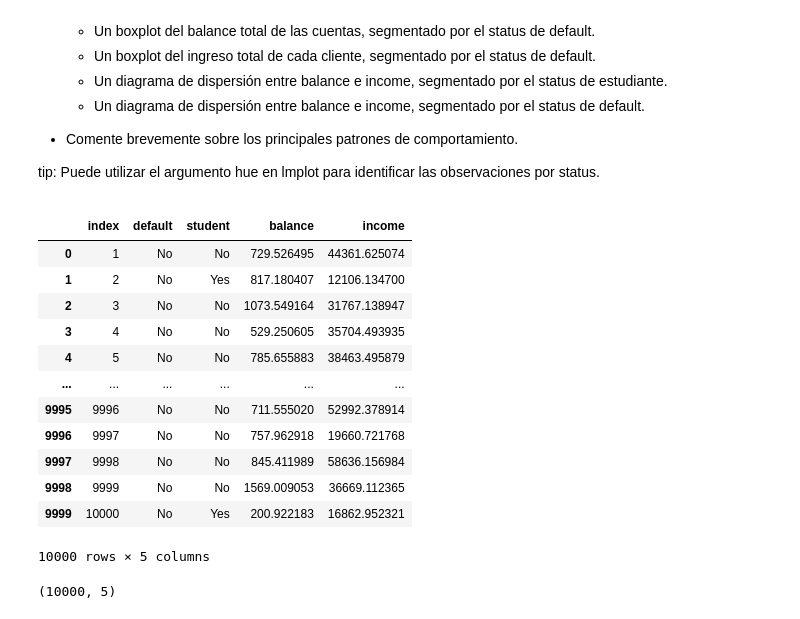
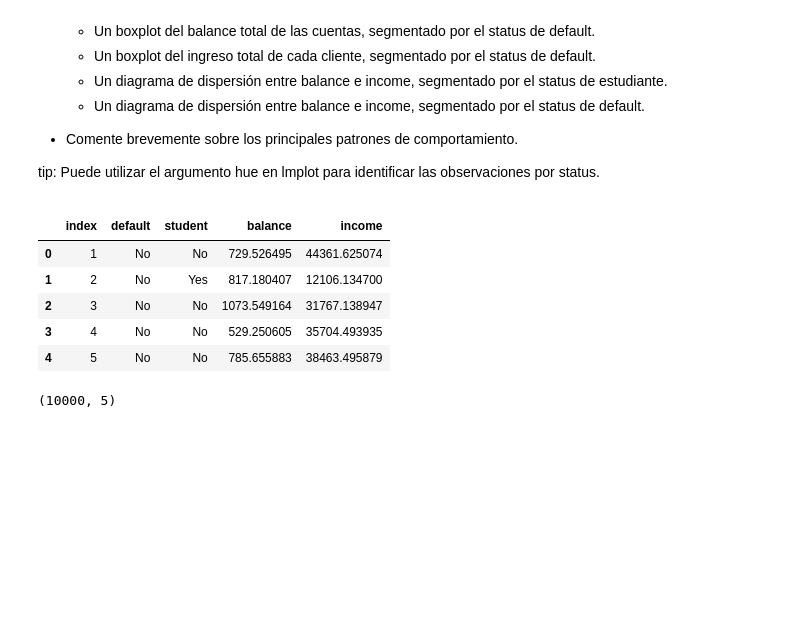
Before and after one commit to Denniels/Fundamentos-data-sciens, a Jupyter notebook: desafios/Desafio 11/Clasificacion_desde_Machine_Learning.ipynb, the cells around one changed output. Cells and saved outputs as stored; diff of their text form; code cells hidden in the pictures; blank space fills up the shorter version.

```diff
--- a/desafios/Desafio 11/Clasificacion_desde_Machine_Learning.ipynb
+++ b/desafios/Desafio 11/Clasificacion_desde_Machine_Learning.ipynb
@@ -64,21 +64,14 @@ tip: Puede utilizar el argumento hue en lmplot para identificar las observacione
 # %%
 # ingresamos la base de datos
 df = pd.read_csv('default_credit.csv')
-df
+df.head()
 # %% [output]
 |  | index | default | student | balance | income |
 | 0 | 1 | No | No | 729.526495 | 44361.625074 |
 | 1 | 2 | No | Yes | 817.180407 | 12106.134700 |
 | 2 | 3 | No | No | 1073.549164 | 31767.138947 |
 | 3 | 4 | No | No | 529.250605 | 35704.493935 |
 | 4 | 5 | No | No | 785.655883 | 38463.495879 |
-| ... | ... | ... | ... | ... | ... |
-| 9995 | 9996 | No | No | 711.555020 | 52992.378914 |
-| 9996 | 9997 | No | No | 757.962918 | 19660.721768 |
-| 9997 | 9998 | No | No | 845.411989 | 58636.156984 |
-| 9998 | 9999 | No | No | 1569.009053 | 36669.112365 |
-| 9999 | 10000 | No | Yes | 200.922183 | 16862.952321 |
-10000 rows × 5 columns
 # %%
 df.shape
 # %% [output]
```
Also changed, not shown: parts of 2 cells of this notebook, 6 other files.
